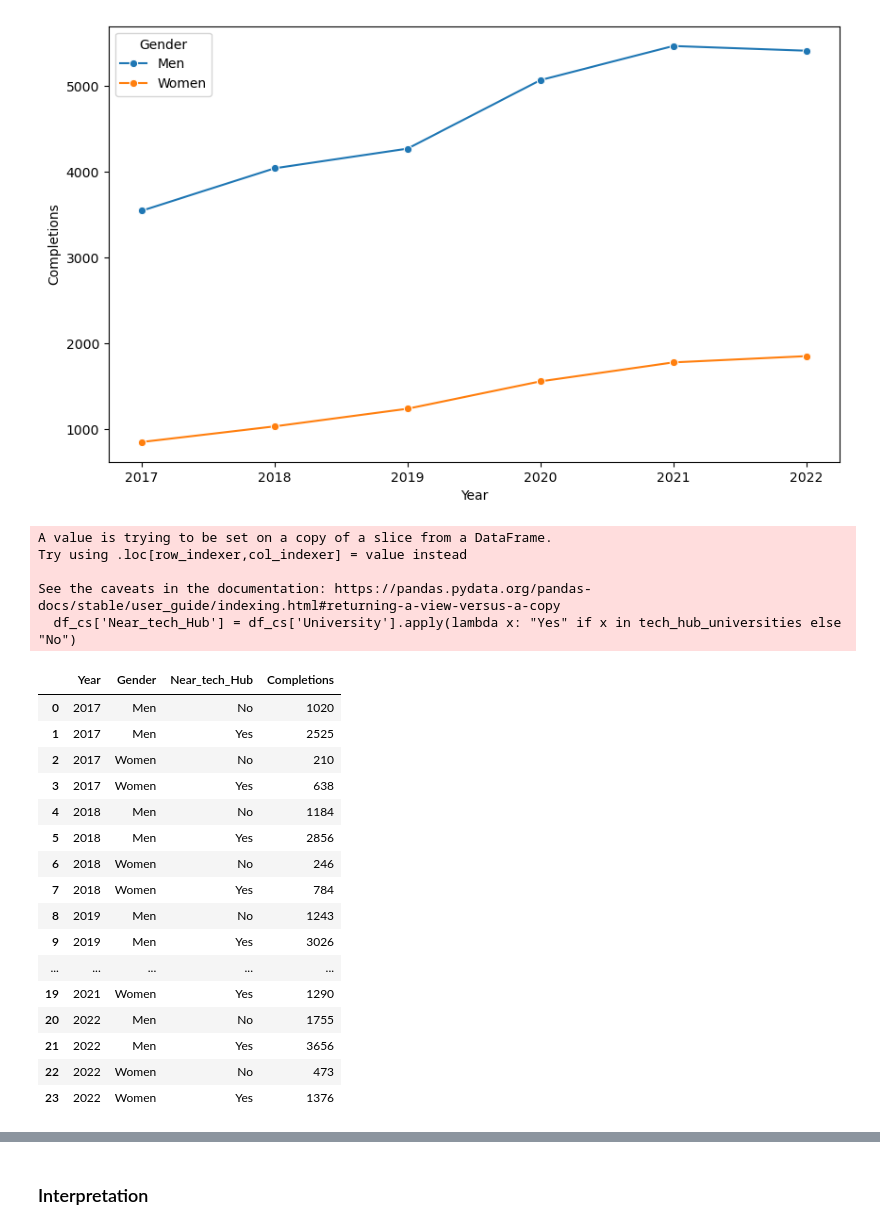
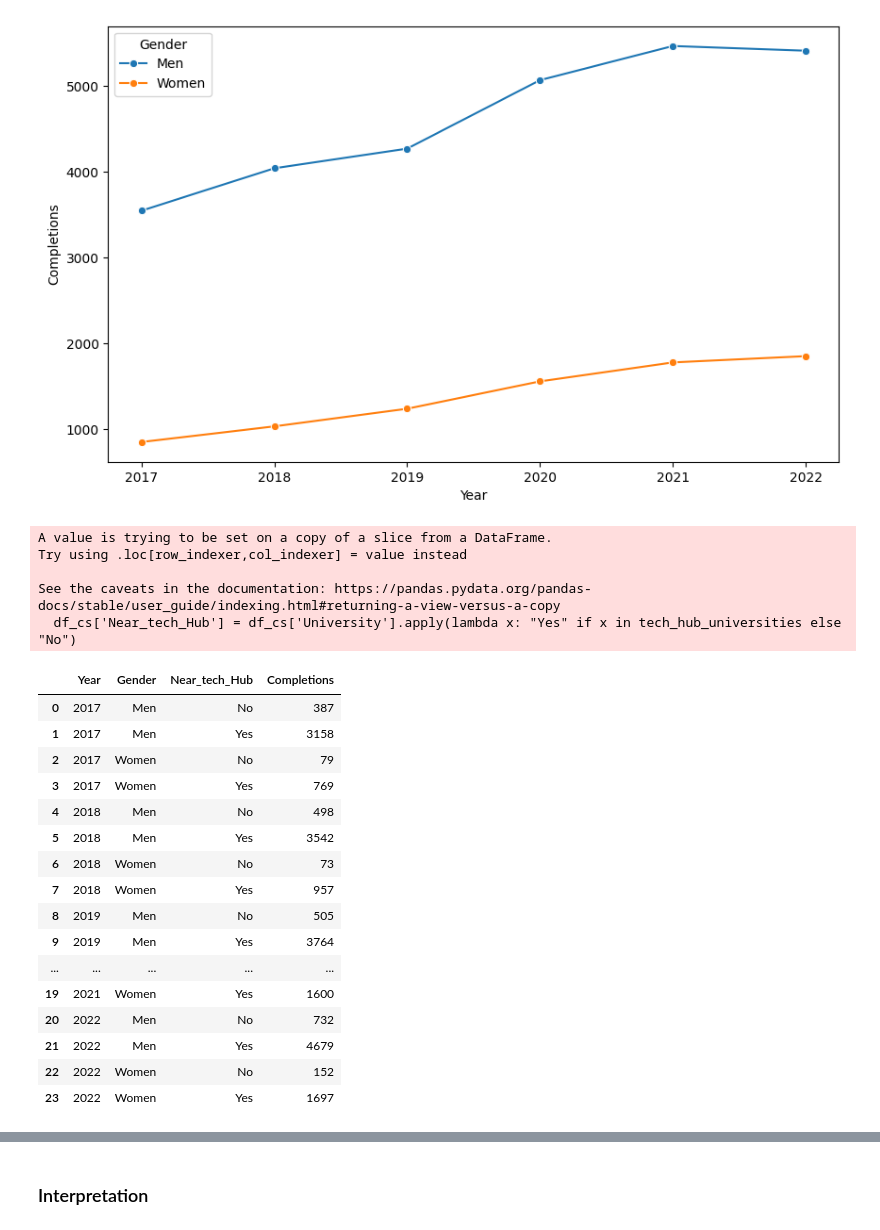
Before and after one commit to amelialei/UC-CS-Analysis, a Jupyter notebook: MATH189_final_project.ipynb, the cells around one changed output, grey strips where cells are left out. Cells and saved outputs as stored; diff of their text form; code cells hidden in the pictures.

```diff
--- a/MATH189_final_project.ipynb
+++ b/MATH189_final_project.ipynb
@@ -301,36 +303,36 @@ sns.lineplot(data=gender_yearly_trend, x='Year', y='Completions', hue='Gender',
 # %%
 tech_hub_universities = ["University of California-Berkeley", "University of California-San Diego (110680)",
                           "University of California-Davis", "University of California-Santa Cruz",
-                          "University of California-Los Angeles (110662)"]
-non_tech_hub_universities = ["University of California-Irvine", "University of California-Santa Barbara",
+                          "University of California-Los Angeles (110662)", "University of California-Irvine"]
+non_tech_hub_universities = ["University of California-Santa Barbara",
                               "University of California-Merced", "University of California-Riverside"]
 
 df_cs['Near_tech_Hub'] = df_cs['University'].apply(lambda x: "Yes" if x in tech_hub_universities else "No")
 grouped_df = df_cs.groupby(['Year', 'Gender', 'Near_tech_Hub'])['Completions'].sum().reset_index()
 grouped_df
 # %% [output]
 A value is trying to be set on a copy of a slice from a DataFrame.
 Try using .loc[row_indexer,col_indexer] = value instead
 
 See the caveats in the documentation: https://pandas.pydata.org/pandas-docs/stable/user_guide/indexing.html#returning-a-view-versus-a-copy
   df_cs['Near_tech_Hub'] = df_cs['University'].apply(lambda x: "Yes" if x in tech_hub_universities else "No")
 |  | Year | Gender | Near_tech_Hub | Completions |
-| 0 | 2017 | Men | No | 1020 |
-| 1 | 2017 | Men | Yes | 2525 |
-| 2 | 2017 | Women | No | 210 |
-| 3 | 2017 | Women | Yes | 638 |
-| 4 | 2018 | Men | No | 1184 |
-| 5 | 2018 | Men | Yes | 2856 |
-| 6 | 2018 | Women | No | 246 |
-| 7 | 2018 | Women | Yes | 784 |
-| 8 | 2019 | Men | No | 1243 |
-| 9 | 2019 | Men | Yes | 3026 |
+| 0 | 2017 | Men | No | 387 |
+| 1 | 2017 | Men | Yes | 3158 |
+| 2 | 2017 | Women | No | 79 |
+| 3 | 2017 | Women | Yes | 769 |
+| 4 | 2018 | Men | No | 498 |
+| 5 | 2018 | Men | Yes | 3542 |
+| 6 | 2018 | Women | No | 73 |
+| 7 | 2018 | Women | Yes | 957 |
+| 8 | 2019 | Men | No | 505 |
+| 9 | 2019 | Men | Yes | 3764 |
 | ... | ... | ... | ... | ... |
-| 19 | 2021 | Women | Yes | 1290 |
-| 20 | 2022 | Men | No | 1755 |
-| 21 | 2022 | Men | Yes | 3656 |
-| 22 | 2022 | Women | No | 473 |
-| 23 | 2022 | Women | Yes | 1376 |
+| 19 | 2021 | Women | Yes | 1600 |
+| 20 | 2022 | Men | No | 732 |
+| 21 | 2022 | Men | Yes | 4679 |
+| 22 | 2022 | Women | No | 152 |
+| 23 | 2022 | Women | Yes | 1697 |
 # %%
 tech_hub_data = grouped_df[grouped_df['Near_tech_Hub'] == "Yes"]
 
```
Also changed, not shown: parts of 26 cells of this notebook.
